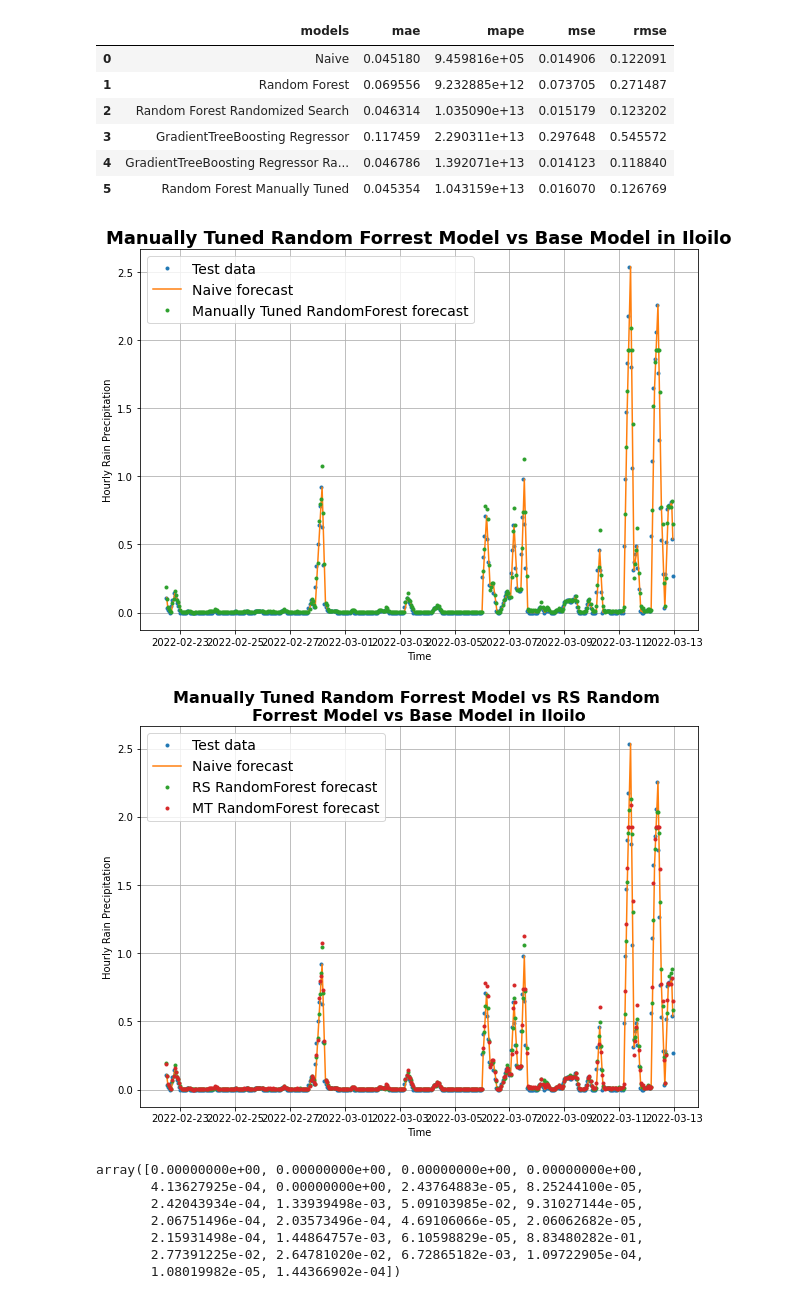
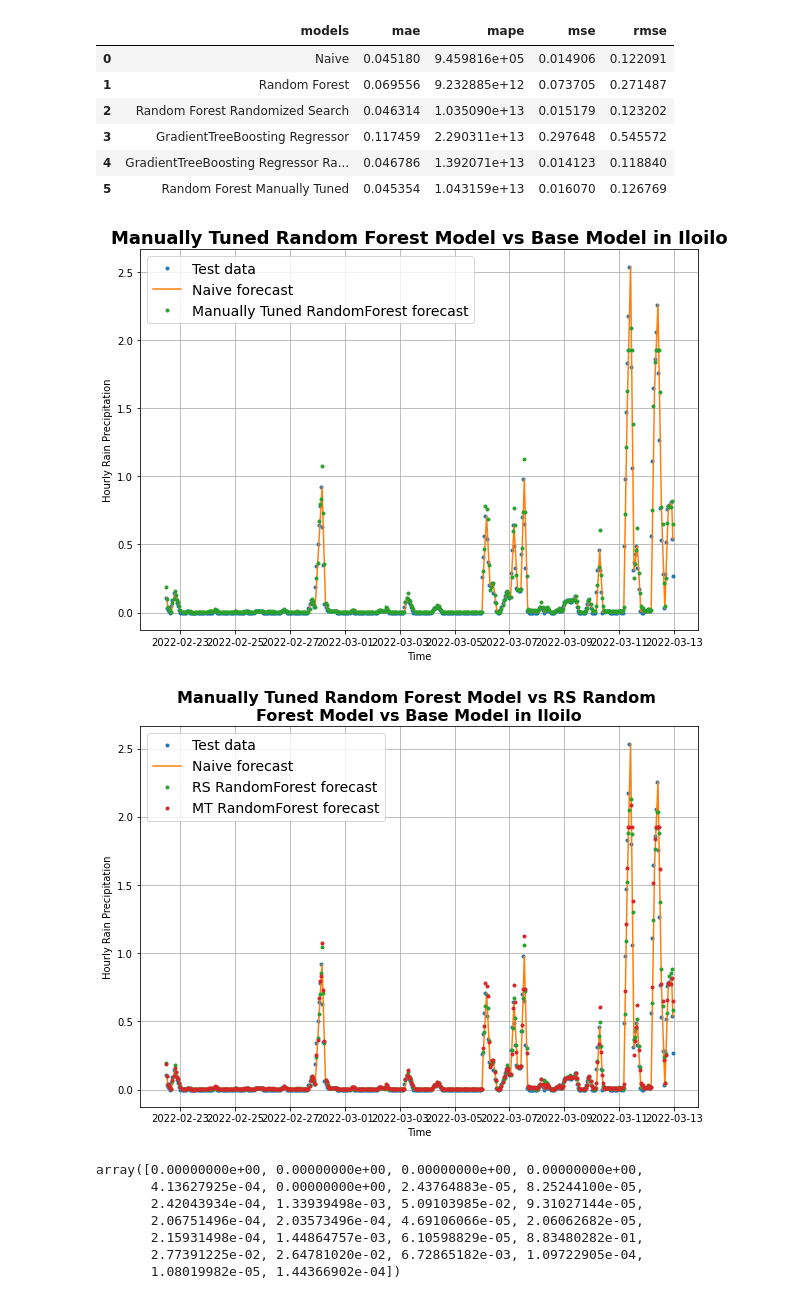
Before and after one commit to eRuaro/prac-research, a Jupyter notebook: iloilo.ipynb, the cells around one changed output. Saved outputs shown, nothing was run; the diff lists cells and outputs as text; code cells hidden in the pictures.

```diff
--- a/iloilo.ipynb
+++ b/iloilo.ipynb
@@ -1153,23 +1153,23 @@ best_rs_forecast = best_rs_model.predict(X_test)
 # %%
 plt.figure(figsize=(10, 7))
 offset = 10 # offset the values by 300 timesteps
 plot_time_series(timesteps=X_time_test,  values=y_test, label="Test data")
 plot_time_series(timesteps=X_time_test[1:], values=naive_forecast, format="-",  label="Naive forecast")
 # plot_time_series(timesteps=X_time_test, start=offset, values=rs_forecast, label='RandomForest forecast')
 plot_time_series(timesteps=X_time_test,  values=best_rs_forecast, label='Manually Tuned RandomForest forecast')
 # plot_time_series(timesteps=X_time_test, start=offset, values=k_forecast, label='KNR forecast')
 # plot_time_series(timesteps=X_time_test, start=offset, values=rs_k_forecast, label='Ideal KNR forecast')
 # plot_time_series(timesteps=X_time_test, start=offset, values=svr_forecast, label='SVR forecast')
 # plot_time_series(timesteps=X_time_test, start=offset, values=rs_svr_forecast, label='Ideal SVR forecast')
 # plot_time_series(timesteps=X_time_test, start=offset, values=vr_forecast, label='VotingRegressor forecast')
 # plot_time_series(timesteps=X_time_test, start=offset, values=gbr_forecast, label='GradientTree forecast')
 # plot_time_series(timesteps=X_time_test, values=rs_gbr_forecast, label='Randomized Search GradientTree forecast')
 # plot_time_series(timesteps=X_time_test, values=best_rs_forecast, label='Best RandomForest forecast')
-plt.title('Manually Tuned Random Forrest Model vs Base Model in Iloilo', fontsize=18, fontweight='bold')
+plt.title('Manually Tuned Random Forest Model vs Base Model in Iloilo', fontsize=18, fontweight='bold')
 
 plt.show();
 # %% [output]
-[figure, old version]
+[figure, new version]
 # %%
 plt.figure(figsize=(10, 7))
 offset = 10 # offset the values by 300 timesteps
@@ -1185,11 +1185,11 @@ plot_time_series(timesteps=X_time_test,  values=rs_ideal_forecast, label='RS Ran
 # plot_time_series(timesteps=X_time_test, start=offset, values=gbr_forecast, label='GradientTree forecast')
 # plot_time_series(timesteps=X_time_test, values=rs_gbr_forecast, label='Randomized Search GradientTree forecast')
 plot_time_series(timesteps=X_time_test, values=best_rs_forecast, label='MT RandomForest forecast')
-plt.title('Manually Tuned Random Forrest Model vs RS Random \nForrest Model vs Base Model in Iloilo', fontsize=16, fontweight='bold')
+plt.title('Manually Tuned Random Forest Model vs RS Random \nForest Model vs Base Model in Iloilo', fontsize=16, fontweight='bold')
 
 plt.show();
 # %% [output]
-[figure, old version]
+[figure, new version]
 # %%
 best_rs_model.feature_importances_
 # %% [output]
```
